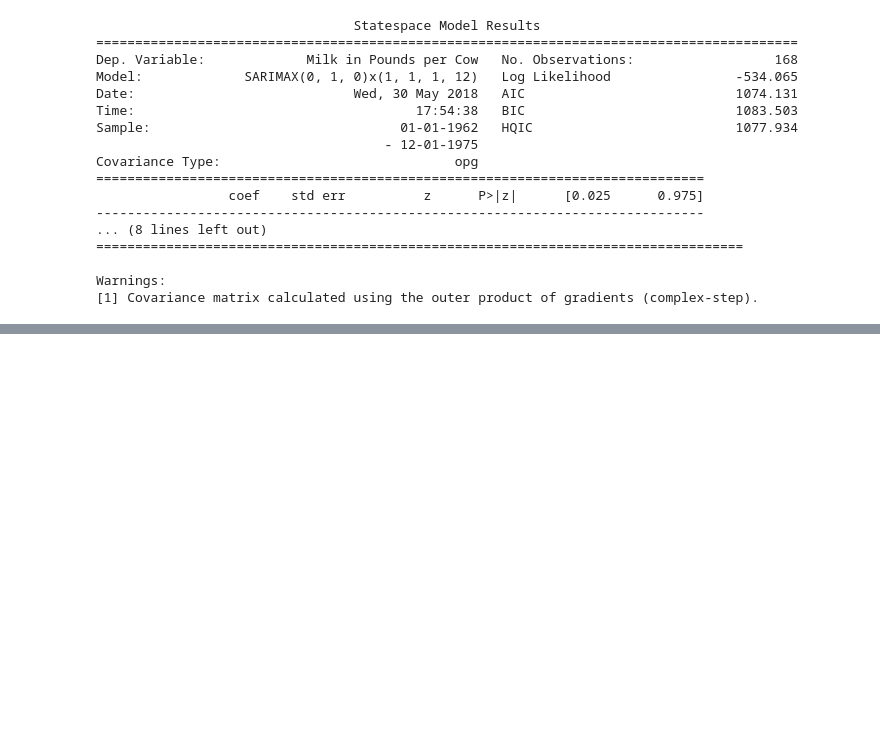
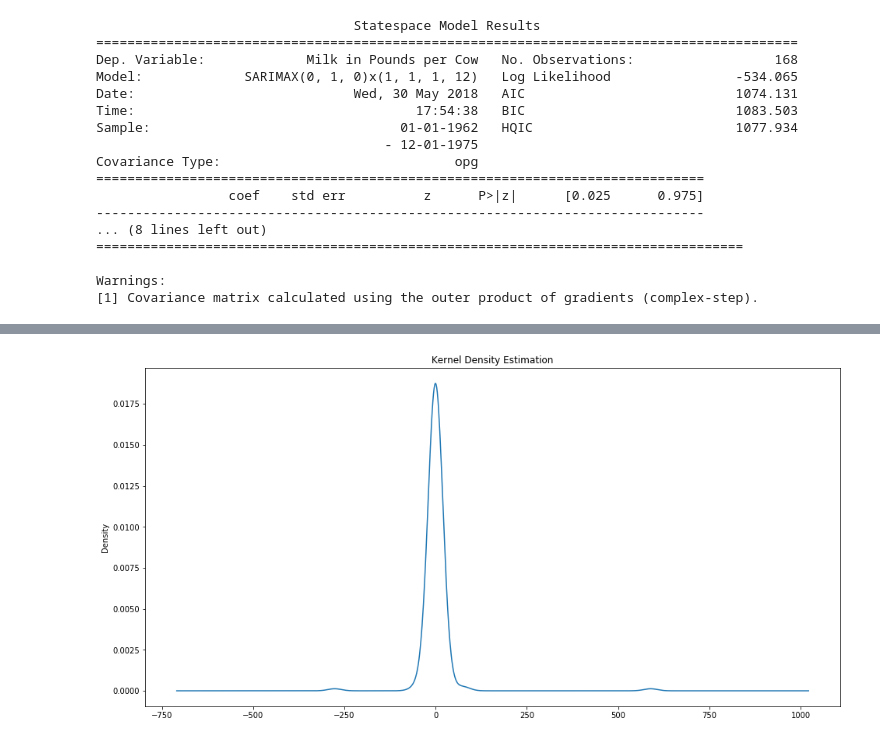
Before and after one commit to maykulkarni/algo_trading, a Jupyter notebook: 3. Time series analysis.ipynb, the cells around one changed output, grey strips where cells are left out. Drawn from its saved outputs; the diff is of its cells as text; code cells hidden in the pictures; blank space fills up the shorter version.

```diff
--- a/3. Time series analysis.ipynb
+++ b/3. Time series analysis.ipynb
@@ -341,0 +346,5 @@ Warnings:
+# %%
+fig = results.resid.plot(kind="KDE")
+fig.set_title("Kernel Density Estimation");
+# %% [output]
+[figure, added]
```
Also changed, not shown: parts of 3 cells of this notebook, 3 other files.
